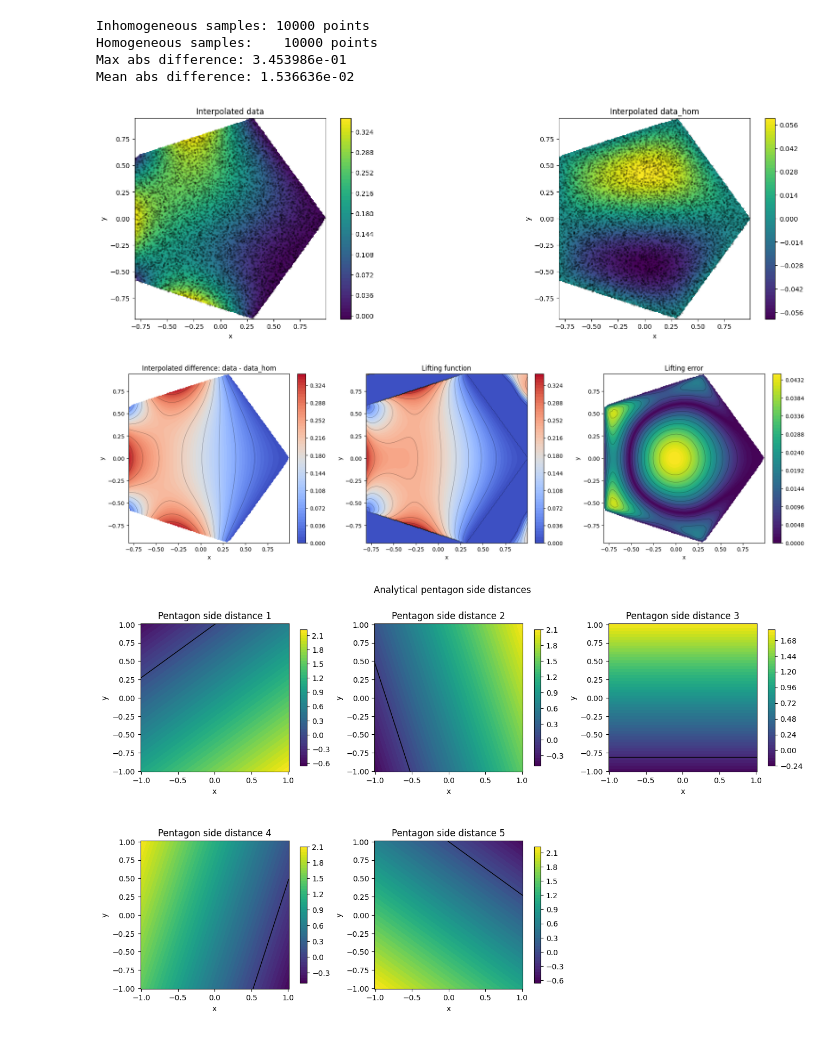
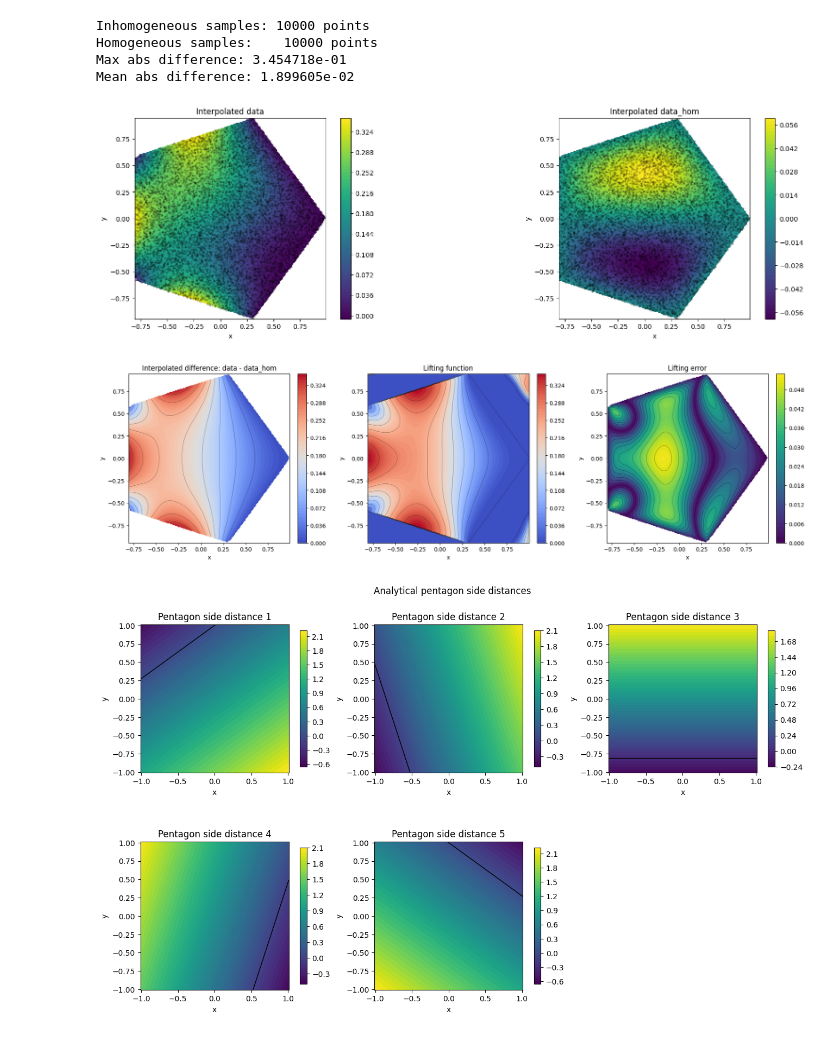
Before and after one commit to csgellert/NeuralIGA, a Jupyter notebook: advanced_neural_iga/advanced_colloc/colloc_results.ipynb, the cells around one changed output. Cells and saved outputs as stored; diff of their text form; code cells hidden in the pictures.

Commit message:
fix lifting and add lightning

```diff
--- a/advanced_neural_iga/advanced_colloc/colloc_results.ipynb
+++ b/advanced_neural_iga/advanced_colloc/colloc_results.ipynb
@@ -174,0 +232,20 @@ Evaluation at 10000 sample points from poisson_samples.csv
+# %%
+# Plot ground truth, reconstructed solution, and absolute error at CSV sample points
+importlib.reload(ihbnd)
+importlib.reload(cWEB)
+if 'recon_info' in res_a:
+    result = ihbnd.plot_case_11_poisson_samples(
+        recon_info=res_a['recon_info'],
+        model=model_a,
+        title_prefix="Case 11: Pentagon Domain",
+        show=True,
+        filename="poisson_samples_inhom_1_e_3.csv",
+        model_ms=model_MS_a
+    )
+    print(f"\nEvaluation at {len(result['x'])} sample points from poisson_samples.csv")
+    print(f"  Ground truth range: [{result['gt'].min():.6f}, {result['gt'].max():.6f}]")
+    print(f"  Prediction range:   [{result['pred'].min():.6f}, {result['pred'].max():.6f}]")
+    print(f"  Max absolute error: {np.abs(result['error']).max():.6e}")
+    print(f"  Mean absolute error: {np.abs(result['error']).mean():.6e}")
+else:
+    print("Error: recon_info not found in result. Make sure return_coefficients=True was used.")
@@ -174,0 +305,21 @@ Evaluation at 10000 sample points from poisson_samples.csv
+# %%
+# Plot ground truth, reconstructed solution, and absolute error at CSV sample points
+importlib.reload(ihbnd)
+importlib.reload(cWEB)
+if 'recon_info' in res:
+    result = ihbnd.plot_case_11_poisson_samples(
+        recon_info=res['recon_info'],
+        model=model,
+        title_prefix="Case 11: Pentagon Domain",
+        show=True,
+        filename="poisson_samples_hom_1_e_3.csv",
+        model_ms=model_MS,
+        lifting_method="none"
+    )
+    print(f"\nEvaluation at {len(result['x'])} sample points from poisson_samples.csv")
+    print(f"  Ground truth range: [{result['gt'].min():.6f}, {result['gt'].max():.6f}]")
+    print(f"  Prediction range:   [{result['pred'].min():.6f}, {result['pred'].max():.6f}]")
+    print(f"  Max absolute error: {np.abs(result['error']).max():.6e}")
+    print(f"  Mean absolute error: {np.abs(result['error']).mean():.6e}")
+else:
+    print("Error: recon_info not found in result. Make sure return_coefficients=True was used.")
@@ -223,11 +381,11 @@ U_diff = U_inh - U_hom
 #create stacked grid points for lifting function evaluation
 x_flattened = np.ravel(X)
 y_flattened = np.ravel(Y)
-#lifting = ihbnd.get_lifting(model=model_MS,function_case = 11, num_sides=5, points = torch.tensor(np.column_stack((x_flattened, y_flattened)), dtype=torch.float64)).detach().cpu().numpy().reshape(X.shape)
+lifting = ihbnd.get_lifting(model=model_MS,function_case = 11, num_sides=5, points = torch.tensor(np.column_stack((x_flattened, y_flattened)), dtype=torch.float64)).detach().cpu().numpy().reshape(X.shape)
 #lifting = ihbnd.get_lifting_R(model=model_MS,function_case = 11, num_sides=5, points = torch.tensor(np.column_stack((x_flattened, y_flattened)), dtype=torch.float64)).detach().cpu().numpy().reshape(X.shape)
 #lifting = ihbnd.get_lifting_tfi(model=model_MS,function_case = 11, num_sides=5, points = torch.tensor(np.column_stack((x_flattened, y_flattened)), dtype=torch.float64), smoothness=1, corner_strength=1).detach().cpu().numpy().reshape(X.shape)
 #lifting = ihbnd.get_lifting_corner(model=model_MS,function_case = 11, num_sides=5, points = torch.tensor(np.column_stack((x_flattened, y_flattened)), dtype=torch.float64), smoothness=1, closest_corner_only=False).detach().cpu().numpy().reshape(X.shape)
-lifting = ihbnd.get_lifting_polygon(model=model_MS,function_case = 11, num_sides=5, points = torch.tensor(np.column_stack((x_flattened, y_flattened)), dtype=torch.float64), smoothness=1, blend_method='wachspress').detach().cpu().numpy().reshape(X.shape)
+#lifting = ihbnd.get_lifting_polygon(model=model_MS,function_case = 11, num_sides=5, points = torch.tensor(np.column_stack((x_flattened, y_flattened)), dtype=torch.float64), smoothness=1, blend_method='wachspress').detach().cpu().numpy().reshape(X.shape)
 fig, axes = plt.subplots(1, 2, figsize=(18, 5), constrained_layout=True)
 fig2, axes2 = plt.subplots(1, 3, figsize=(18, 5), constrained_layout=True)
 plots = [
@@ -245,36 +403,36 @@ plots2 = [
 
 for ax, (values, title, cmap) in zip(axes, plots):
     values = np.ma.masked_invalid(values)
     im = ax.contourf(X, Y, values, levels=60, cmap=cmap)
     ax.scatter(pts_x, pts_y, s=4, c='k', alpha=0.15)
     ax.set_title(title)
     ax.set_xlabel('x')
     ax.set_ylabel('y')
     ax.set_aspect('equal', adjustable='box')
     fig.colorbar(im, ax=ax, fraction=0.046, pad=0.04)
 
 for ax, (values, title, cmap) in zip(axes2, plots2):
     values = np.ma.masked_invalid(values)
     im = ax.contourf(X, Y, values, levels=60, cmap=cmap)
     #ax.scatter(pts_x, pts_y, s=4, c='k', alpha=0.15)
     ax.contour(X, Y, values, levels=10, colors='k', linewidths=0.5, alpha=0.5)
     ax.set_title(title)
     ax.set_xlabel('x')
     ax.set_ylabel('y')
     ax.set_aspect('equal', adjustable='box')
     fig2.colorbar(im, ax=ax, fraction=0.046, pad=0.04)
 
 print(f"Inhomogeneous samples: {len(gt)} points")
 print(f"Homogeneous samples:    {len(gt_hom)} points")
 print(f"Max abs difference: {np.nanmax(np.abs(np.asarray(lift_error))):.6e}")
 print(f"Mean abs difference: {np.nanmean(np.abs(np.asarray(lift_error))):.6e}")
 # %% [output]
 Inhomogeneous samples: 10000 points
 Homogeneous samples:    10000 points
-Max abs difference: 3.453986e-01
-Mean abs difference: 1.536636e-02
+Max abs difference: 3.454718e-01
+Mean abs difference: 1.899605e-02
 [figure]
-[figure, old version]
+[figure, new version]
 # %%
 import importlib
 import numpy as np
```
Also changed, not shown: parts of 12 cells of this notebook, 3 other files.
